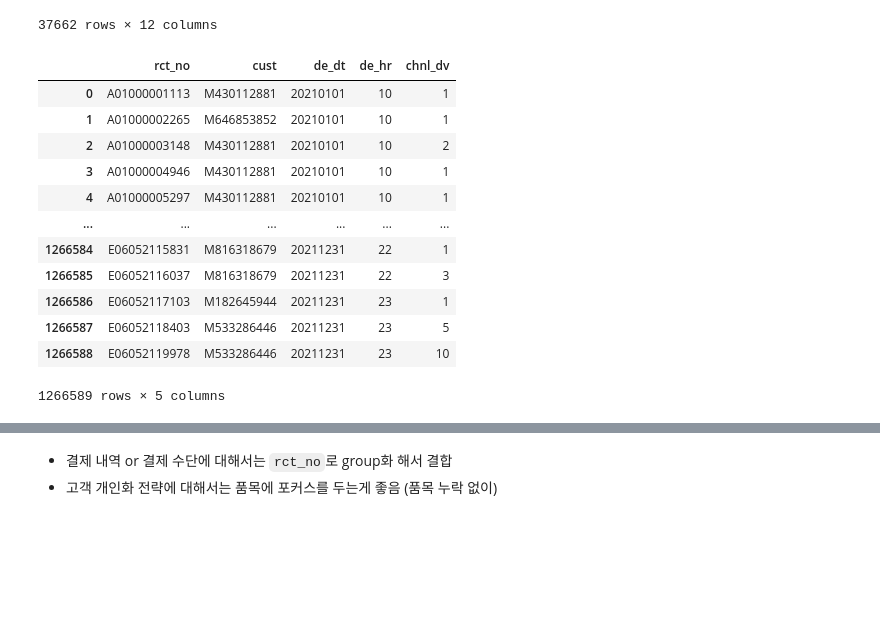
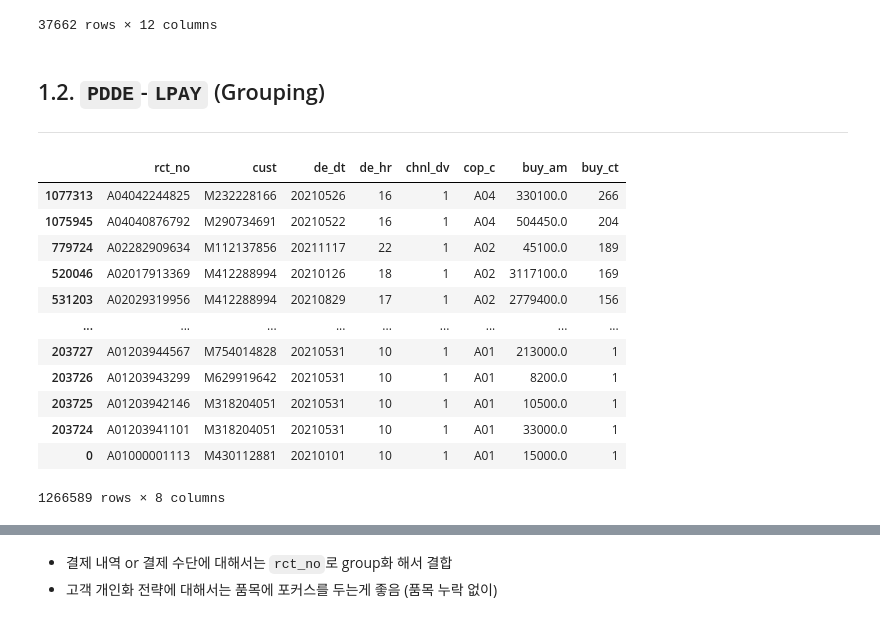
Before and after one commit to osy5882/Lpoint_competition, a Jupyter notebook: EDA/transaction_datas.ipynb, the cells around one changed output, grey strips where cells are left out. Cells and saved outputs as stored; diff of their text form; code cells hidden in the pictures; blank space fills up the shorter version.

```diff
--- a/EDA/transaction_datas.ipynb
+++ b/EDA/transaction_datas.ipynb
@@ -152,20 +135,23 @@ temp.loc[~temp["rct_no_y"].isna()]
 | 4382432 | M305766997 | E06052062286 | 2 | A06 | NaN | PD0511 | 20211229 | 16 | 9800.0 | 1 | 식음료모바일상품권 | ... |
 | 4382433 | M305766997 | E06052062286 | 2 | A06 | NaN | PD0511 | 20211229 | 16 | 9800.0 | 1 | 식음료모바일상품권 | ... |
 37662 rows × 12 columns
+# %% [markdown]
+## 1.2. `PDDE`-`LPAY` (Grouping)
+---
 # %%
-df_rctcust = df_pdmr.groupby(by=["rct_no","cust","de_dt","de_hr"], as_index=False)["chnl_dv"].count()
-df_rctcust
+df_pdg = df_pdmr.groupby(by=["rct_no","cust","de_dt","de_hr","chnl_dv","cop_c"], as_index=False)[["buy_am","buy_ct"]].sum()
+df_pdg.sort_values(by="buy_ct", ascending=False)
 # %% [output]
-|  | rct_no | cust | de_dt | de_hr | chnl_dv |
-| 0 | A01000001113 | M430112881 | 20210101 | 10 | 1 |
-| 1 | A01000002265 | M646853852 | 20210101 | 10 | 1 |
-| 2 | A01000003148 | M430112881 | 20210101 | 10 | 2 |
-| 3 | A01000004946 | M430112881 | 20210101 | 10 | 1 |
-| 4 | A01000005297 | M430112881 | 20210101 | 10 | 1 |
-| ... | ... | ... | ... | ... | ... |
-| 1266584 | E06052115831 | M816318679 | 20211231 | 22 | 1 |
-| 1266585 | E06052116037 | M816318679 | 20211231 | 22 | 3 |
-| 1266586 | E06052117103 | M182645944 | 20211231 | 23 | 1 |
-| 1266587 | E06052118403 | M533286446 | 20211231 | 23 | 5 |
-| 1266588 | E06052119978 | M533286446 | 20211231 | 23 | 10 |
+|  | rct_no | cust | de_dt | de_hr | chnl_dv | cop_c | buy_am | buy_ct |
+| 1077313 | A04042244825 | M232228166 | 20210526 | 16 | 1 | A04 | 330100.0 | 266 |
+| 1075945 | A04040876792 | M290734691 | 20210522 | 16 | 1 | A04 | 504450.0 | 204 |
+| 779724 | A02282909634 | M112137856 | 20211117 | 22 | 1 | A02 | 45100.0 | 189 |
+| 520046 | A02017913369 | M412288994 | 20210126 | 18 | 1 | A02 | 3117100.0 | 169 |
+| 531203 | A02029319956 | M412288994 | 20210829 | 17 | 1 | A02 | 2779400.0 | 156 |
+| ... | ... | ... | ... | ... | ... | ... | ... | ... |
+| 203727 | A01203944567 | M754014828 | 20210531 | 10 | 1 | A01 | 213000.0 | 1 |
+| 203726 | A01203943299 | M629919642 | 20210531 | 10 | 1 | A01 | 8200.0 | 1 |
+| 203725 | A01203942146 | M318204051 | 20210531 | 10 | 1 | A01 | 10500.0 | 1 |
+| 203724 | A01203941101 | M318204051 | 20210531 | 10 | 1 | A01 | 33000.0 | 1 |
+| 0 | A01000001113 | M430112881 | 20210101 | 10 | 1 | A01 | 15000.0 | 1 |
-1266589 rows × 5 columns
+1266589 rows × 8 columns
```
Also changed, not shown: parts of 27 cells of this notebook.
